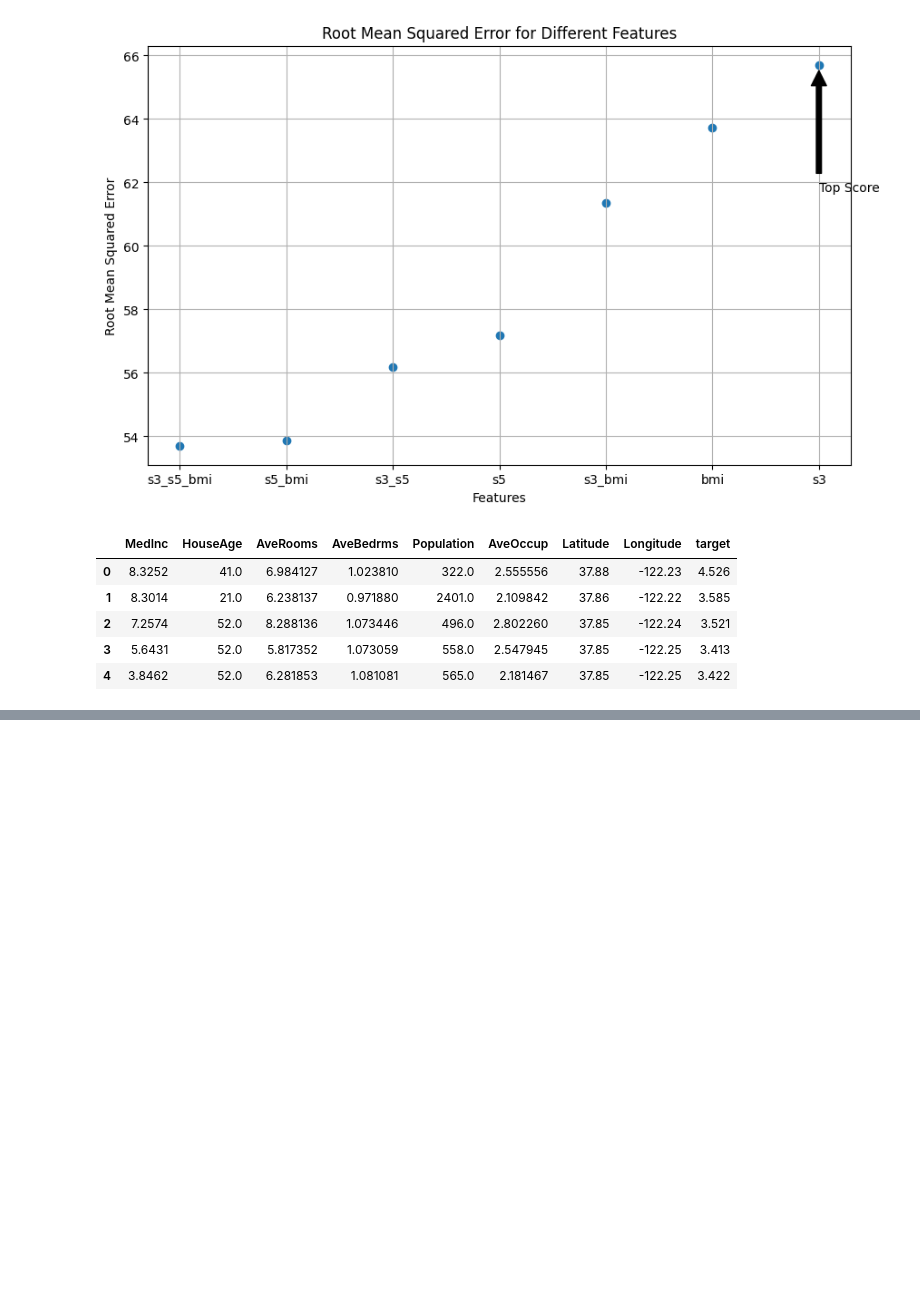
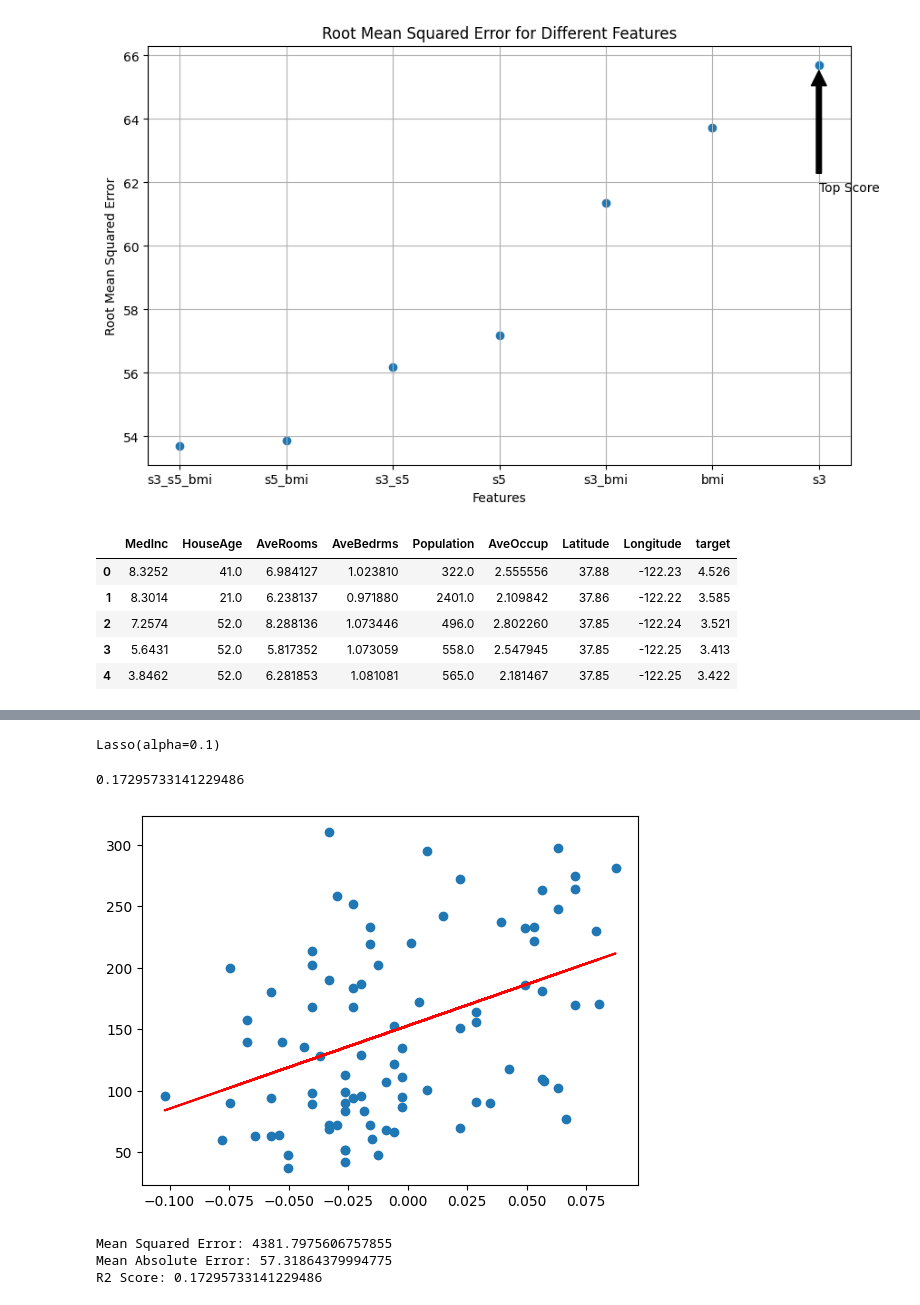
Before and after one commit to ValRCS/Python_SheGoesTech_22, a Jupyter notebook: Days_28_30_Machine_Learning/regression_diabetes.ipynb, the cells around one changed output, grey strips where cells are left out. Cells and saved outputs as stored; diff of their text form; code cells hidden in the pictures; blank space fills up the shorter version.

```diff
--- a/Days_28_30_Machine_Learning/regression_diabetes.ipynb
+++ b/Days_28_30_Machine_Learning/regression_diabetes.ipynb
@@ -480,0 +525,37 @@ california_df.to_csv('../data/california_housing.csv', index=False)
+# %%
+# create lasso model
+from sklearn.linear_model import Lasso
+lasso = Lasso(alpha=0.1) # 0 would mean no regularization
+# %%
+x2 = df[['bp']]
+y2 = df['progression']
+# split the data into train and test set
+x2_train, x2_test, y2_train, y2_test = train_test_split(x2, y2, test_size=0.2, random_state=42) # 42 is specific seed value
+# %%
+# fit the model on the training data
+lasso.fit(x2_train, y2_train)
+# %% [output]
+Lasso(alpha=0.1)
+# %%
+# make some predictions
+y2_pred = lasso.predict(x2_test) # notice we do them on test
+# %%
+# check the accuracy of the model
+lasso.score(x2_test, y2_test)
+# %% [output]
+0.17295733141229486
+# %%
+# plot
+plt.scatter(x2_test, y2_test)
+plt.plot(x2_test, y2_pred, color='red')
+plt.show()
+# %% [output]
+[figure, added]
+# %%
+print('Mean Squared Error:', mean_squared_error(y2_test, y2_pred))
+print('Mean Absolute Error:', mean_absolute_error(y2_test, y2_pred))
+print('R2 Score:', r2_score(y2_test, y2_pred))
+# %% [output]
+Mean Squared Error: 4381.7975606757855
+Mean Absolute Error: 57.31864379994775
+R2 Score: 0.17295733141229486
```
Also changed, not shown: parts of 25 cells of this notebook, 1 other file.
